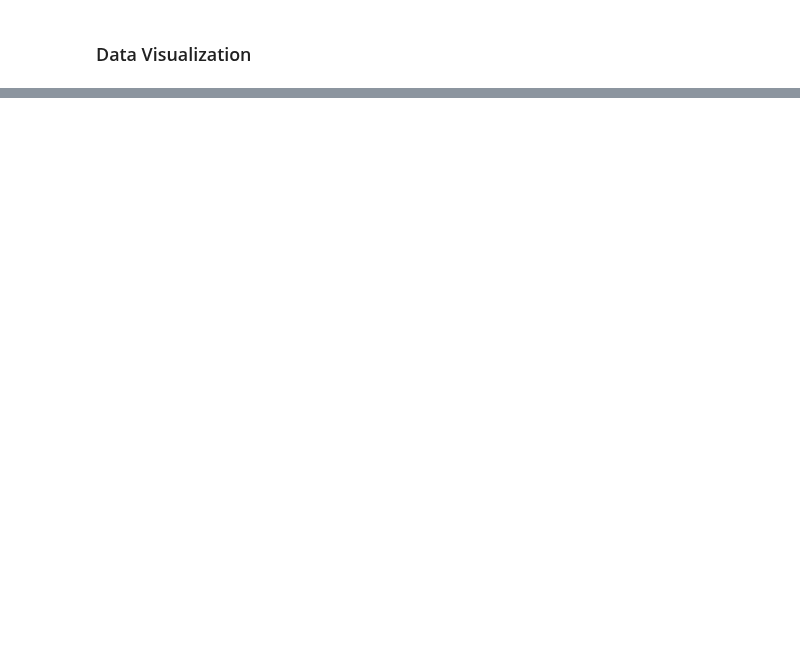
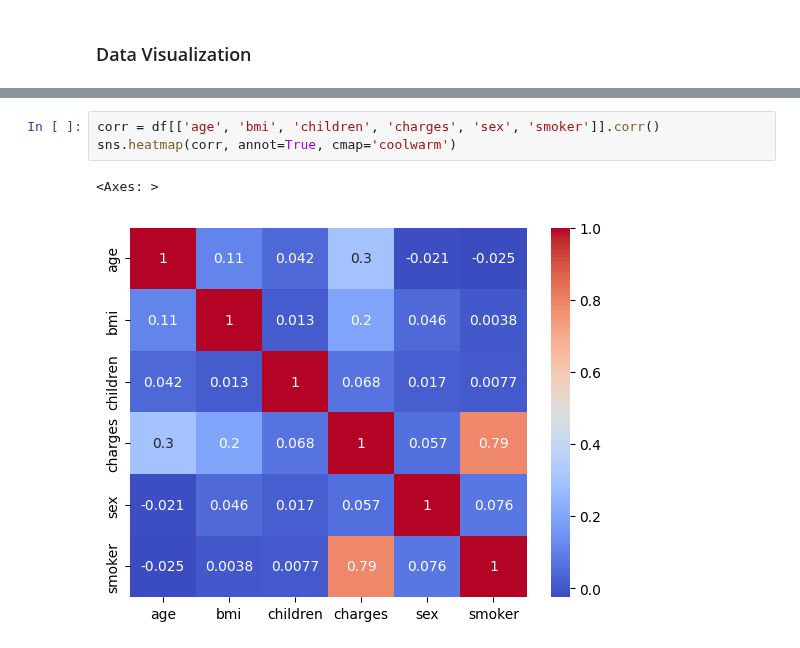
Before and after one commit to andidprastyo/ML-2023, a Jupyter notebook: 03 - Regression/tugas.ipynb, the cells around one changed output, grey strips where cells are left out. Drawn from its saved outputs; the diff is of its cells as text; blank space fills up the shorter version.

```diff
--- a/03 - Regression/tugas.ipynb
+++ b/03 - Regression/tugas.ipynb
@@ -87,0 +92,6 @@ sns.pairplot(df, x_vars=['age', 'bmi', 'children', 'charges'], y_vars='charges',
+# %%
+corr = df[['age', 'bmi', 'children', 'charges', 'sex', 'smoker']].corr()
+sns.heatmap(corr, annot=True, cmap='coolwarm')
+# %% [output]
+<Axes: >
+[figure, added]
```
Also changed, not shown: parts of 2 cells of this notebook.
